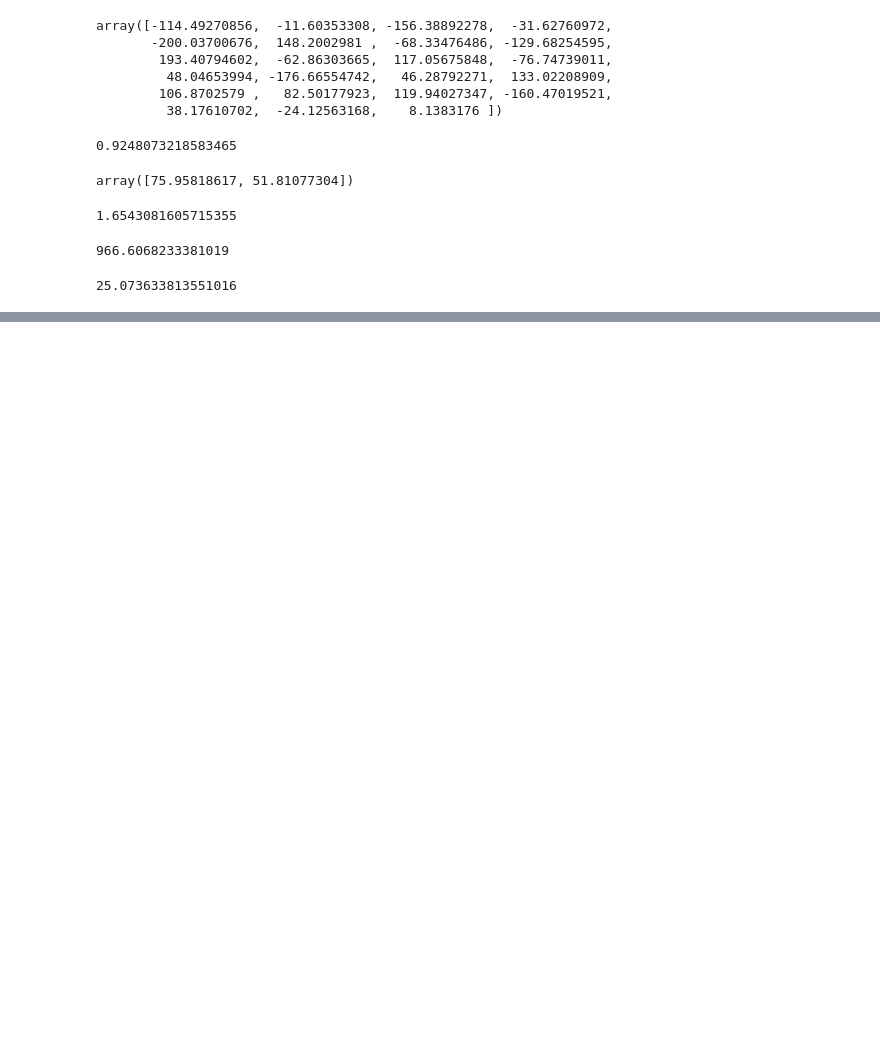
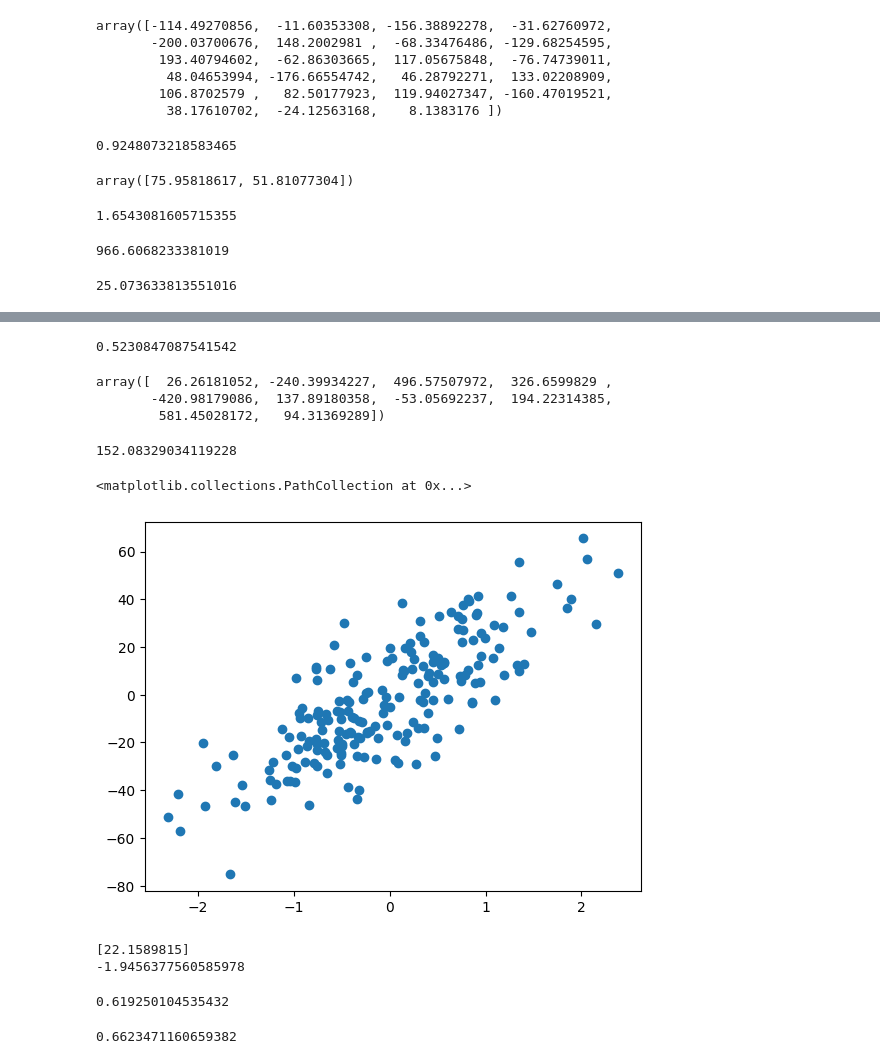
Before and after one commit to sankar0453/complete-machine-learning, a Jupyter notebook: practical_regression.ipynb, the cells around one changed output, grey strips where cells are left out. Saved outputs shown, nothing was run; the diff lists cells and outputs as text; code cells hidden in the pictures; blank space fills up the shorter version.

Commit message:
played on random datasets

```diff
--- a/practical_regression.ipynb
+++ b/practical_regression.ipynb
@@ -300,0 +472,36 @@ mean_absolute_error(y_test,y_pred2)
+# %%
+r2_score(y_test,y_pred5)
+# %% [output]
+0.5230847087541542
+# %%
+model5.coef_
+# %% [output]
+array([  26.26181052, -240.39934227,  496.57507972,  326.6599829 ,
+       -420.98179086,  137.89180358,  -53.05692237,  194.22314385,
+        581.45028172,   94.31369289])
+# %%
+model5.intercept_
+# %% [output]
+152.08329034119228
+# %%
+X,y = make_regression(n_samples=200, n_features=1, n_targets=1,noise=15,random_state=13)
+X_train,X_test,y_train,y_test = train_test_split(X,y,test_size=0.2)
+
+plt.scatter(X,y)
+# %% [output]
+<matplotlib.collections.PathCollection at 0x...>
+[figure, added]
+# %%
+from sklearn.linear_model import LinearRegression
+
+reg=LinearRegression()
+reg.fit(X_train,y_train)
+print(reg.coef_)
+print(reg.intercept_)
+# %% [output]
+[22.1589815]
+-1.9456377560585978
+# %%
+reg.score(X_train,y_train)
+# %% [output]
+0.619250104535432
@@ -300,0 +510,4 @@ mean_absolute_error(y_test,y_pred2)
+# %%
+r2_score(y_test,y_pred6)
+# %% [output]
+0.6623471160659382
```
Also changed, not shown: parts of 32 cells of this notebook.
